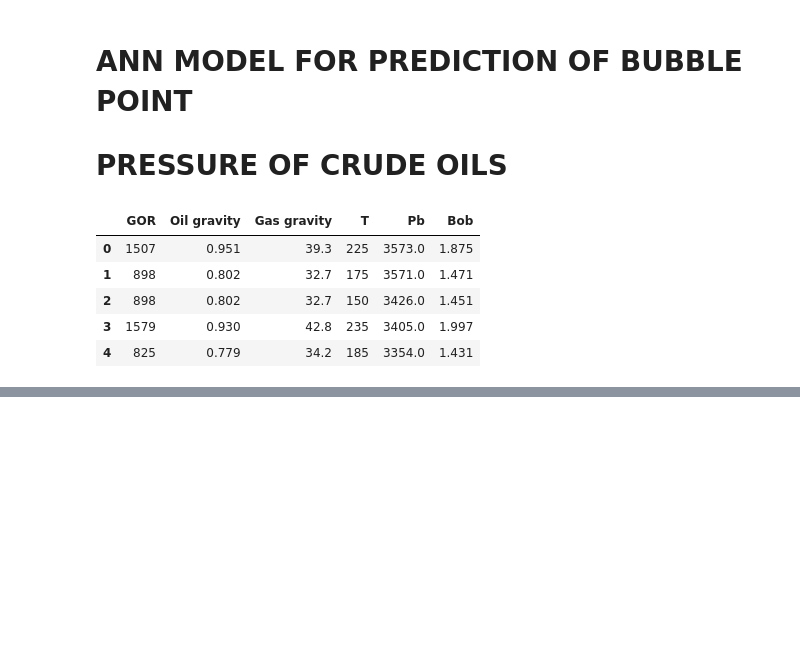
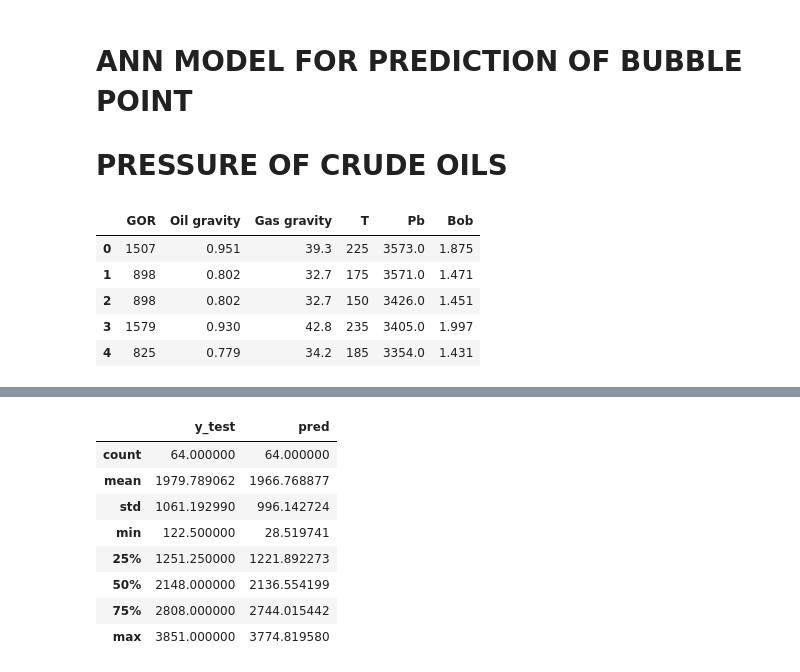
Before and after one commit to byambaa1982/NN_model, a Jupyter notebook: oil_pred.ipynb, the cells around one changed output, grey strips where cells are left out. Drawn from its saved outputs; the diff is of its cells as text; code cells hidden in the pictures; blank space fills up the shorter version.

```diff
--- a/oil_pred.ipynb
+++ b/oil_pred.ipynb
@@ -184,0 +183,12 @@ plt.scatter(y_test, pred, alpha=.9, s=1)
+# %%
+df.describe()
+# %% [output]
+|  | y_test | pred |
+| count | 64.000000 | 64.000000 |
+| mean | 1979.789062 | 1966.768877 |
+| std | 1061.192990 | 996.142724 |
+| min | 122.500000 | 28.519741 |
+| 25% | 1251.250000 | 1221.892273 |
+| 50% | 2148.000000 | 2136.554199 |
+| 75% | 2808.000000 | 2744.015442 |
+| max | 3851.000000 | 3774.819580 |
```
Also changed, not shown: parts of 17 cells of this notebook.
